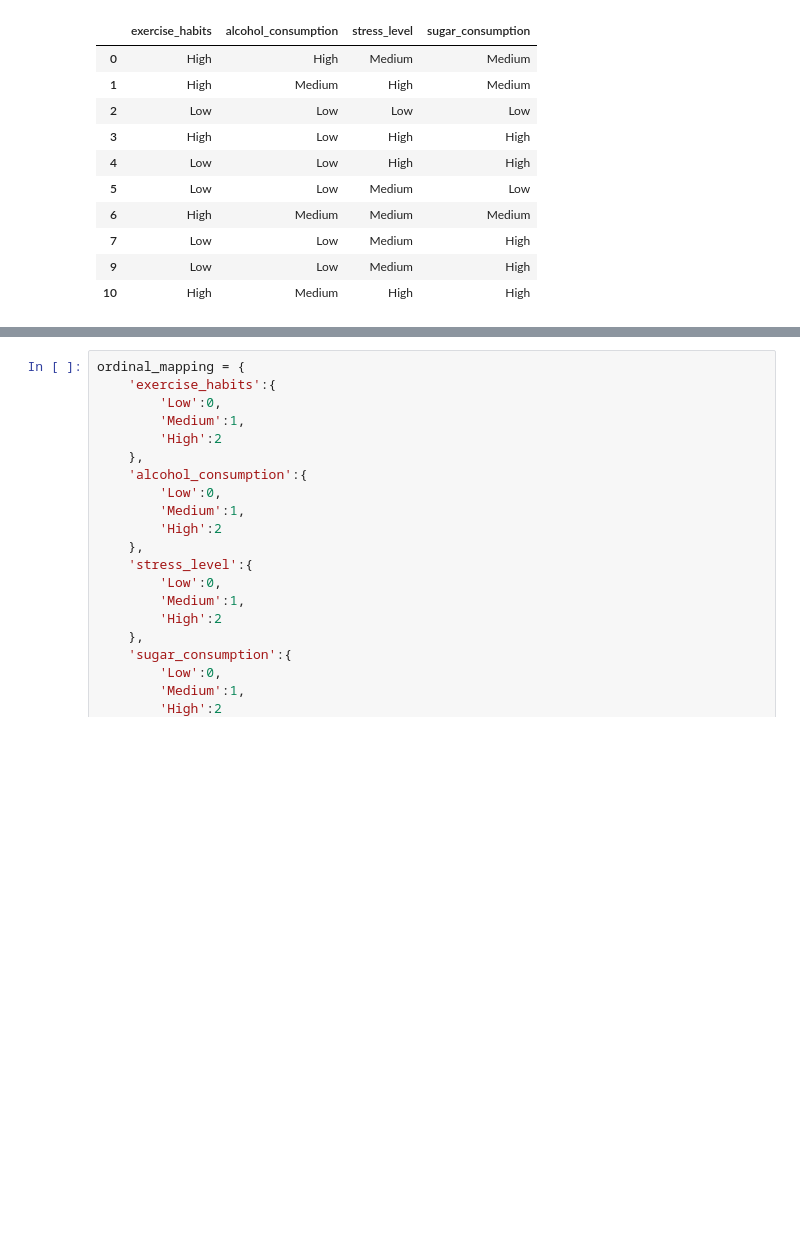
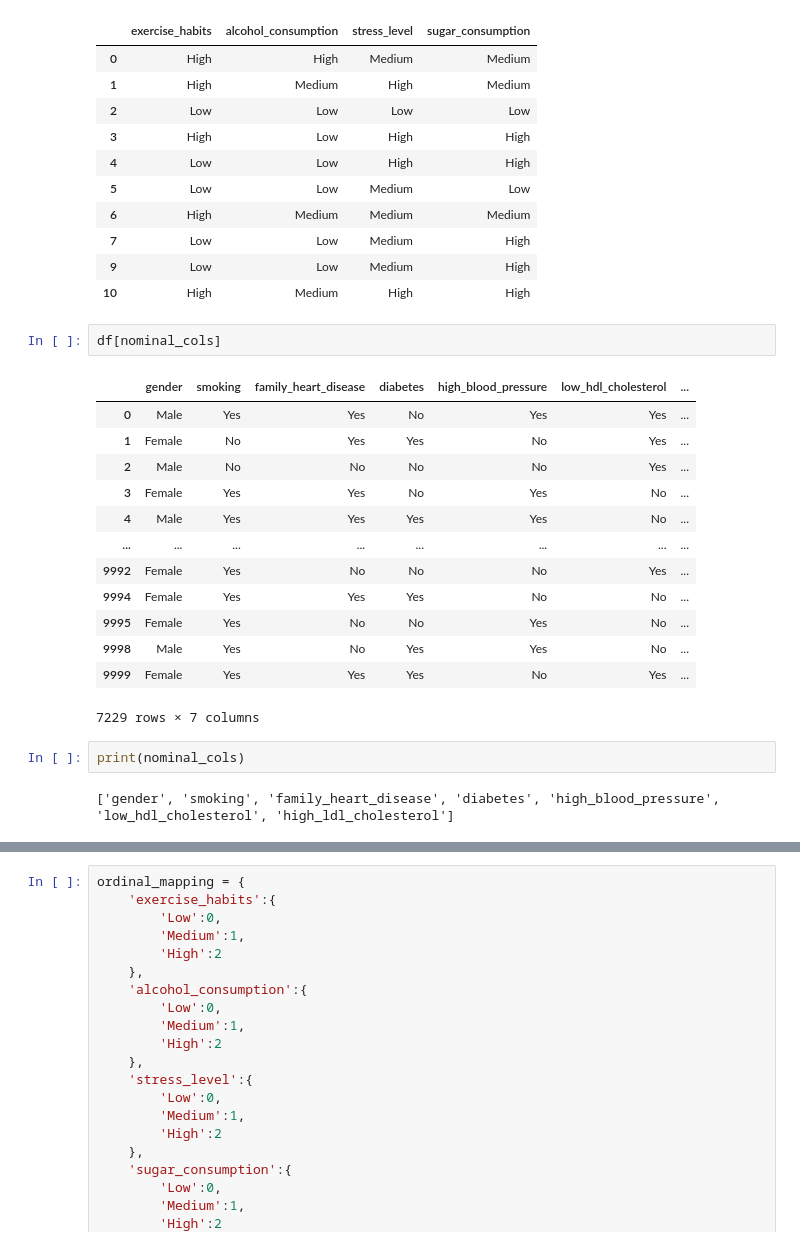
Before and after one commit to NaimPro-tech/Heart_Disease_Classifier, a Jupyter notebook: heart_disease_.ipynb, the cells around one changed output, grey strips where cells are left out. Drawn from its saved outputs; the diff is of its cells as text; blank space fills up the shorter version.

```diff
--- a/heart_disease_.ipynb
+++ b/heart_disease_.ipynb
@@ -190,6 +193,26 @@ df[ordinal_cols].head(10)
 | 7 | Low | Low | Medium | High |
 | 9 | Low | Low | Medium | High |
 | 10 | High | Medium | High | High |
+# %%
+df[nominal_cols]
+# %% [output]
+|  | gender | smoking | family_heart_disease | diabetes | high_blood_pressure | low_hdl_cholesterol | ... |
+| 0 | Male | Yes | Yes | No | Yes | Yes | ... |
+| 1 | Female | No | Yes | Yes | No | Yes | ... |
+| 2 | Male | No | No | No | No | Yes | ... |
+| 3 | Female | Yes | Yes | No | Yes | No | ... |
+| 4 | Male | Yes | Yes | Yes | Yes | No | ... |
+| ... | ... | ... | ... | ... | ... | ... | ... |
+| 9992 | Female | Yes | No | No | No | Yes | ... |
+| 9994 | Female | Yes | Yes | Yes | No | No | ... |
+| 9995 | Female | Yes | No | No | Yes | No | ... |
+| 9998 | Male | Yes | No | Yes | Yes | No | ... |
+| 9999 | Female | Yes | Yes | Yes | No | Yes | ... |
+7229 rows × 7 columns
+# %%
+print(nominal_cols)
+# %% [output]
+['gender', 'smoking', 'family_heart_disease', 'diabetes', 'high_blood_pressure', 'low_hdl_cholesterol', 'high_ldl_cholesterol']
 # %%
 print(df['exercise_habits'].unique())
 print(df['alcohol_consumption'].unique())
```
Also changed, not shown: parts of 27 cells of this notebook.
